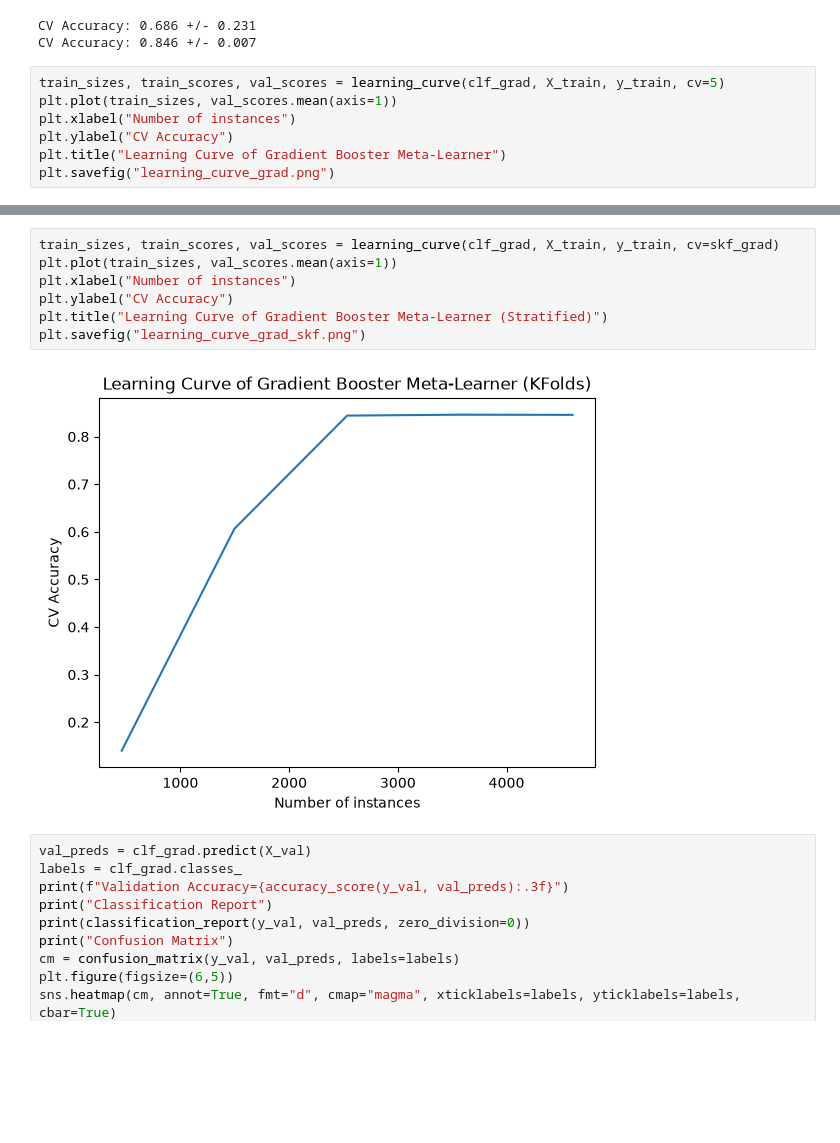
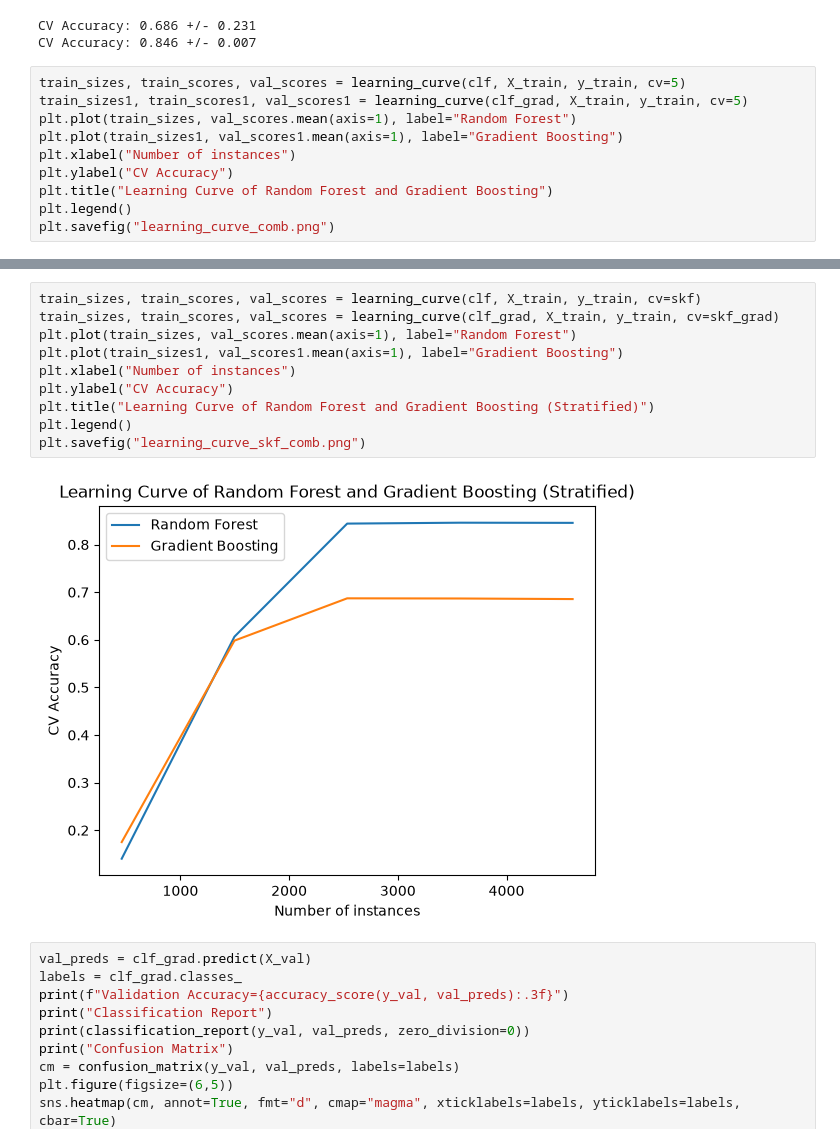
Before and after one commit to shawngp/TSP-Meta-Learning-ML-Model, a Jupyter notebook: tsp_gen.ipynb, the cells around one changed output, grey strips where cells are left out. Drawn from its saved outputs; the diff is of its cells as text; blank space fills up the shorter version.

```diff
--- a/tsp_gen.ipynb
+++ b/tsp_gen.ipynb
@@ -1136,10 +1125,13 @@ print(f"CV Accuracy: {cv_scores.mean():.3f} +/- {cv_scores.std():.3f}")
 CV Accuracy: 0.686 +/- 0.231
 CV Accuracy: 0.846 +/- 0.007
 # %%
-train_sizes, train_scores, val_scores = learning_curve(clf_grad, X_train, y_train, cv=5)
-plt.plot(train_sizes, val_scores.mean(axis=1))
+train_sizes, train_scores, val_scores = learning_curve(clf, X_train, y_train, cv=5)
+train_sizes1, train_scores1, val_scores1 = learning_curve(clf_grad, X_train, y_train, cv=5)
+plt.plot(train_sizes, val_scores.mean(axis=1), label="Random Forest")
+plt.plot(train_sizes1, val_scores1.mean(axis=1), label="Gradient Boosting")
 plt.xlabel("Number of instances")
 plt.ylabel("CV Accuracy")
-plt.title("Learning Curve of Gradient Booster Meta-Learner")
-plt.savefig("learning_curve_grad.png")
+plt.title("Learning Curve of Random Forest and Gradient Boosting")
+plt.legend()
+plt.savefig("learning_curve_comb.png")
 # %% [output]
@@ -1147,12 +1139,15 @@ plt.savefig("learning_curve_grad.png")
 # %%
+train_sizes, train_scores, val_scores = learning_curve(clf, X_train, y_train, cv=skf)
 train_sizes, train_scores, val_scores = learning_curve(clf_grad, X_train, y_train, cv=skf_grad)
-plt.plot(train_sizes, val_scores.mean(axis=1))
+plt.plot(train_sizes, val_scores.mean(axis=1), label="Random Forest")
+plt.plot(train_sizes1, val_scores1.mean(axis=1), label="Gradient Boosting")
 plt.xlabel("Number of instances")
 plt.ylabel("CV Accuracy")
-plt.title("Learning Curve of Gradient Booster Meta-Learner (Stratified)")
-plt.savefig("learning_curve_grad_skf.png")
+plt.title("Learning Curve of Random Forest and Gradient Boosting (Stratified)")
+plt.legend()
+plt.savefig("learning_curve_skf_comb.png")
 # %% [output]
-[figure, old version]
+[figure, new version]
 # %%
 val_preds = clf_grad.predict(X_val)
 labels = clf_grad.classes_
```
Also changed, not shown: parts of 16 cells of this notebook.
